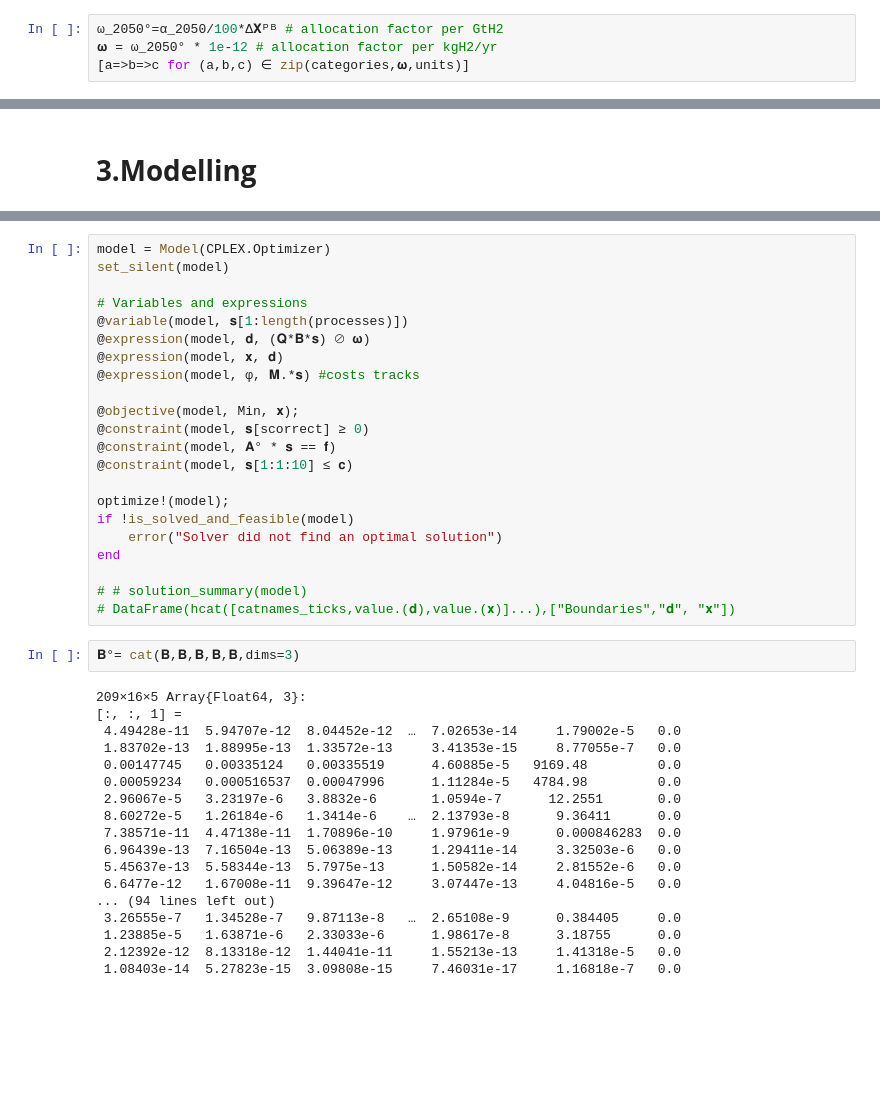
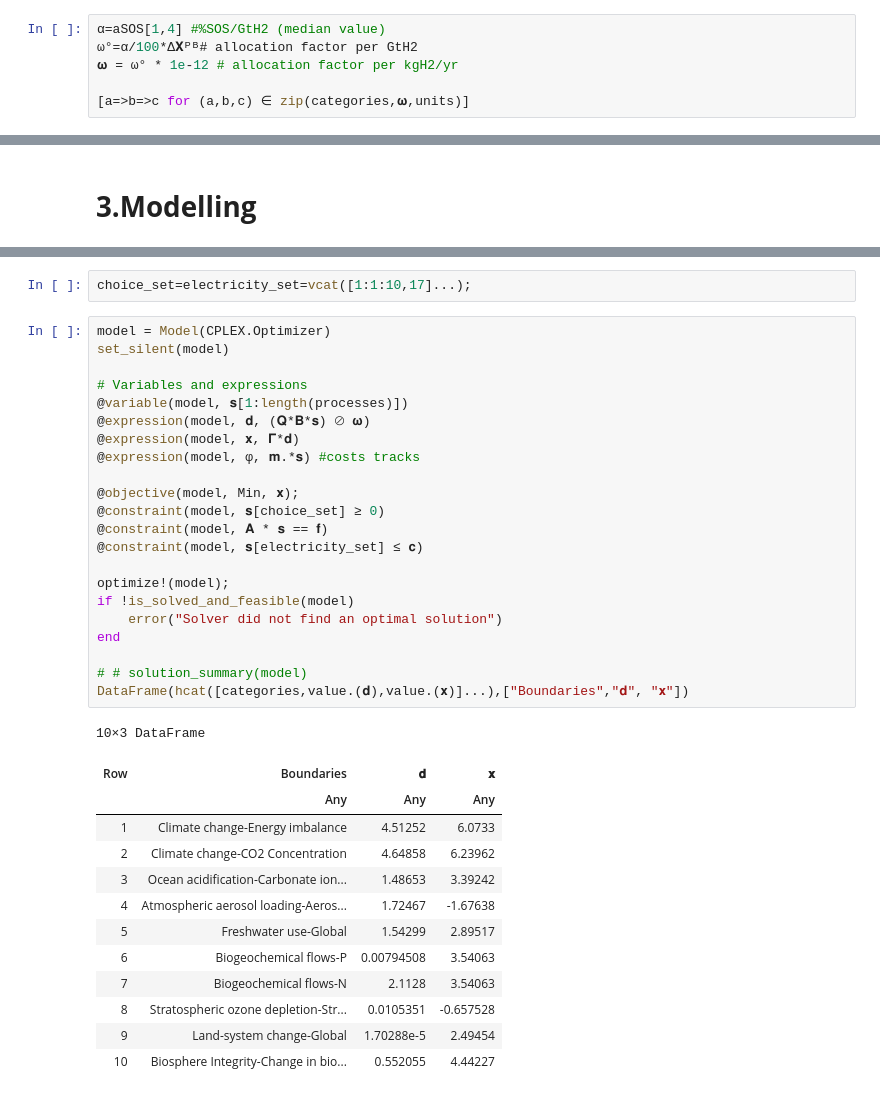
Before and after one commit to Michael-ljn/pathways-H2-prod-within-PBs, a Jupyter notebook: Tutorial/Tutorial.ipynb, the cells around one changed output, grey strips where cells are left out. Saved outputs shown, nothing was run; the diff lists cells and outputs as text; blank space fills up the shorter version.

```diff
--- a/Tutorial/Tutorial.ipynb
+++ b/Tutorial/Tutorial.ipynb
@@ -182,8 +193,10 @@ Allocation factor
 # %% [markdown]
 We want to express it in an allocation factor per kg of H2 produced.
 # %%
-ω_2050°=α_2050/100*Δ𝐗ᴾᴮ # allocation factor per GtH2
-𝛚 = ω_2050° * 1e-12 # allocation factor per kgH2/yr
+α=aSOS[1,4] #%SOS/GtH2 (median value)
+ω°=α/100*Δ𝐗ᴾᴮ# allocation factor per GtH2
+𝛚 = ω° * 1e-12 # allocation factor per kgH2/yr
+
 [a=>b=>c for (a,b,c) ∈ zip(categories,𝛚,units)]
 # %% [output]
 10-element Vector{Pair{String, Pair{Float64, String}}}:
@@ -650,42 +570,38 @@ using Distributions
+# %%
+choice_set=electricity_set=vcat([1:1:10,17]...);
 # %%
 model = Model(CPLEX.Optimizer)
 set_silent(model)
 
 # Variables and expressions
 @variable(model, 𝐬[1:length(processes)])
 @expression(model, 𝐝, (𝐐*𝐁*𝐬) ⊘ 𝛚)
-@expression(model, 𝐱, 𝐝)
-@expression(model, φ, 𝐌.*𝐬) #costs tracks
+@expression(model, 𝐱, 𝚪*𝐝)
+@expression(model, φ, 𝐦.*𝐬) #costs tracks
 
 @objective(model, Min, 𝐱);
-@constraint(model, 𝐬[scorrect] ≥ 0)
-@constraint(model, 𝐀° * 𝐬 == 𝐟)
-@constraint(model, 𝐬[1:1:10] ≤ 𝐜)
+@constraint(model, 𝐬[choice_set] ≥ 0)
+@constraint(model, 𝐀 * 𝐬 == 𝐟)
+@constraint(model, 𝐬[electricity_set] ≤ 𝐜)
 
 optimize!(model);
 if !is_solved_and_feasible(model)
     error("Solver did not find an optimal solution")
 end
 
 # # solution_summary(model)
-# DataFrame(hcat([catnames_ticks,value.(𝐝),value.(𝐱)]...),["Boundaries","𝐝", "𝐱"])
+DataFrame(hcat([categories,value.(𝐝),value.(𝐱)]...),["Boundaries","𝐝", "𝐱"])
+# %% [output]
+10×3 DataFrame
+| Row | Boundaries | 𝐝 | 𝐱 |
+|  | Any | Any | Any |
+| 1 | Climate change-Energy imbalance | 4.51252 | 6.0733 |
+| 2 | Climate change-CO2 Concentration | 4.64858 | 6.23962 |
+| 3 | Ocean acidification-Carbonate ion... | 1.48653 | 3.39242 |
+| 4 | Atmospheric aerosol loading-Aeros... | 1.72467 | -1.67638 |
+| 5 | Freshwater use-Global | 1.54299 | 2.89517 |
+| 6 | Biogeochemical flows-P | 0.00794508 | 3.54063 |
+| 7 | Biogeochemical flows-N | 2.1128 | 3.54063 |
+| 8 | Stratospheric ozone depletion-Str... | 0.0105351 | -0.657528 |
+| 9 | Land-system change-Global | 1.70288e-5 | 2.49454 |
+| 10 | Biosphere Integrity-Change in bio... | 0.552055 | 4.44227 |
-# %%
-𝐁°= cat(𝐁,𝐁,𝐁,𝐁,𝐁,dims=3)
-# %% [output]
-209×16×5 Array{Float64, 3}:
-[:, :, 1] =
- 4.49428e-11  5.94707e-12  8.04452e-12  …  7.02653e-14     1.79002e-5   0.0
- 1.83702e-13  1.88995e-13  1.33572e-13     3.41353e-15     8.77055e-7   0.0
- 0.00147745   0.00335124   0.00335519      4.60885e-5   9169.48         0.0
- 0.00059234   0.000516537  0.00047996      1.11284e-5   4784.98         0.0
- 2.96067e-5   3.23197e-6   3.8832e-6       1.0594e-7      12.2551       0.0
- 8.60272e-5   1.26184e-6   1.3414e-6    …  2.13793e-8      9.36411      0.0
- 7.38571e-11  4.47138e-11  1.70896e-10     1.97961e-9      0.000846283  0.0
- 6.96439e-13  7.16504e-13  5.06389e-13     1.29411e-14     3.32503e-6   0.0
- 5.45637e-13  5.58344e-13  5.7975e-13      1.50582e-14     2.81552e-6   0.0
- 6.6477e-12   1.67008e-11  9.39647e-12     3.07447e-13     4.04816e-5   0.0
-... (94 lines left out)
- 3.26555e-7   1.34528e-7   9.87113e-8   …  2.65108e-9      0.384405     0.0
- 1.23885e-5   1.63871e-6   2.33033e-6      1.98617e-8      3.18755      0.0
- 2.12392e-12  8.13318e-12  1.44041e-11     1.55213e-13     1.41318e-5   0.0
- 1.08403e-14  5.27823e-15  3.09808e-15     7.46031e-17     1.16818e-7   0.0
```
Also changed, not shown: parts of 58 cells of this notebook, 4 other files.
